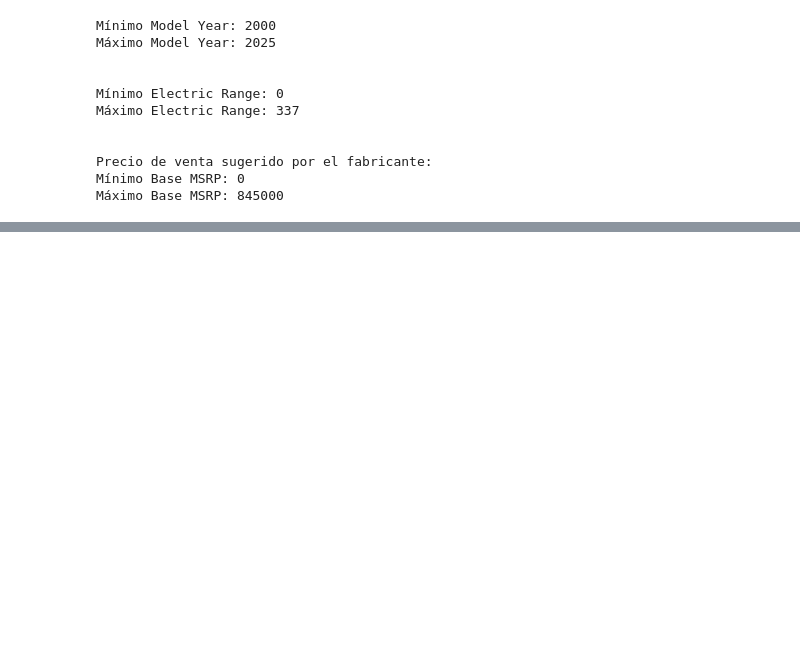
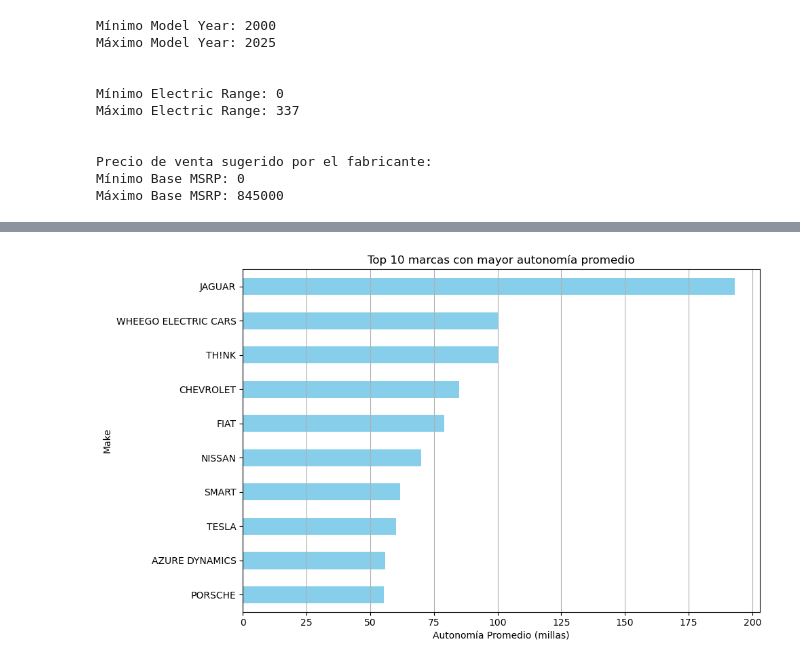
Before and after one commit to Chloe221201/ElectricCars, a Jupyter notebook: code.ipynb, the cells around one changed output, grey strips where cells are left out. Cells and saved outputs as stored; diff of their text form; code cells hidden in the pictures; blank space fills up the shorter version.

```diff
--- a/code.ipynb
+++ b/code.ipynb
@@ -333,0 +416,18 @@ plt.show()
+# %%
+# Agrupar por 'Make' y calcular la media de autonomía eléctrica
+media_autonomia_por_marca = df_csv3.groupby('Make')['Electric Range'].mean().sort_values(ascending=False)
+
+# Mostrar las 10 marcas con mayor autonomía promedio
+top_10 = media_autonomia_por_marca.head(10)
+
+# Graficar
+plt.figure(figsize=(10, 6))
+top_10.plot(kind='barh', color='skyblue')
+plt.xlabel('Autonomía Promedio (millas)')
+plt.title('Top 10 marcas con mayor autonomía promedio')
+plt.gca().invert_yaxis()  # Para que el más alto esté arriba
+plt.grid(axis='x')
+plt.tight_layout()
+plt.show()
+# %% [output]
+[figure, added]
```
Also changed, not shown: parts of 7 cells of this notebook, 1 other file.
